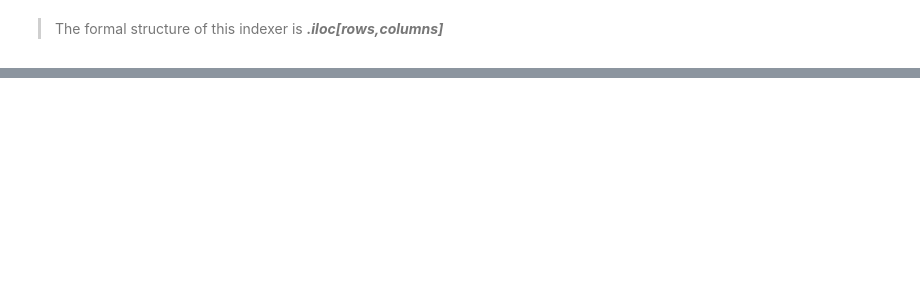
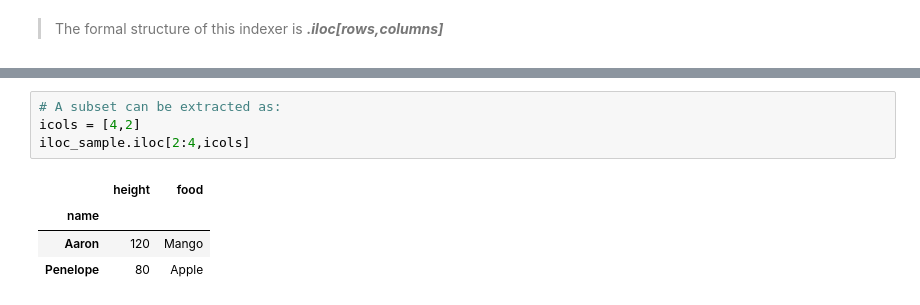
Before and after one commit to bizzaccelerator/Data-Science-Study-Notes, a Jupyter notebook: 3. Data managing using Pandas - Part 2.ipynb, the cells around one changed output, grey strips where cells are left out. Cells and saved outputs as stored; diff of their text form; blank space fills up the shorter version.

```diff
--- a/3. Data managing using Pandas - Part 2.ipynb
+++ b/3. Data managing using Pandas - Part 2.ipynb
@@ -222,0 +234,9 @@ _Just the braackets_ doesn't allow to get specific elements (single cell), not a
+# %%
+# A subset can be extracted as:
+icols = [4,2]
+iloc_sample.iloc[2:4,icols]
+# %% [output]
+|  | height | food |
+| name |  |  |
+| Aaron | 120 | Mango |
+| Penelope | 80 | Apple |
```
Also changed, not shown: parts of 14 cells of this notebook.
